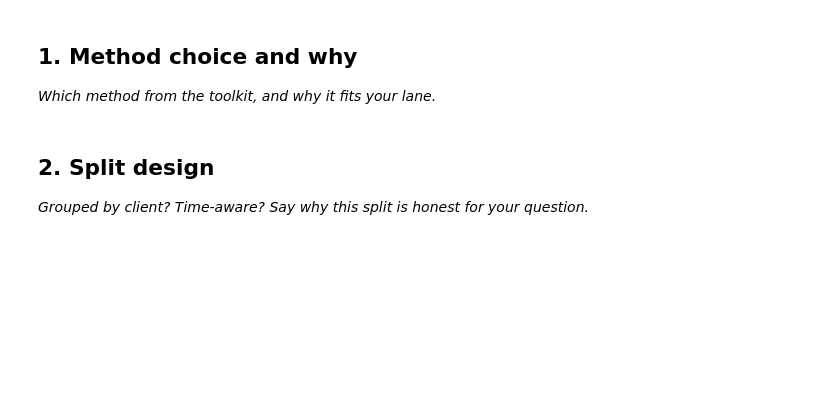
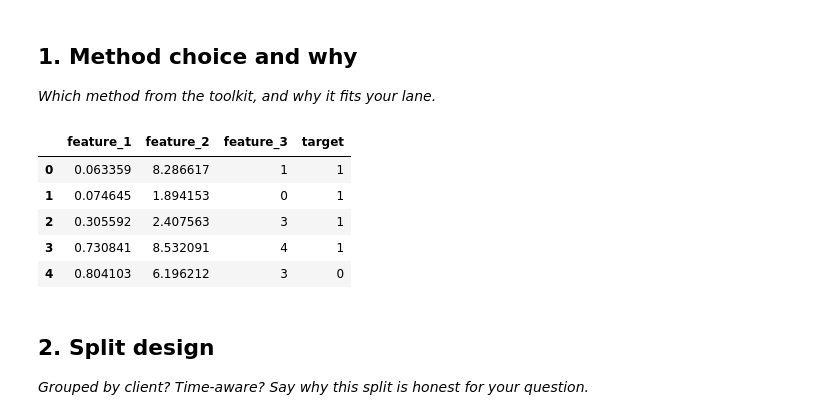
Before and after one commit to RajatBharti11/Rajat, a Jupyter notebook: work/notebooks/w05_model.ipynb, the cells around one changed output. Drawn from its saved outputs; the diff is of its cells as text; code cells hidden in the pictures; blank space fills up the shorter version.

```diff
--- a/work/notebooks/w05_model.ipynb
+++ b/work/notebooks/w05_model.ipynb
@@ -16,3 +13,28 @@ This skeleton is yours to fill. Work the sections **in order** — each one has
+# %%
+import pandas as pd
+import numpy as np
+from sklearn.model_selection import train_test_split
+from sklearn.linear_model import LogisticRegression
+from sklearn.metrics import accuracy_score, precision_score, recall_score, f1_score, roc_auc_score
+
+# Placeholder for data loading - replace with your actual data loading code
+# For demonstration, let's create a dummy dataset
+data = {
+    'feature_1': np.random.rand(100),
+    'feature_2': np.random.rand(100) * 10,
+    'feature_3': np.random.randint(0, 5, 100),
+    'target': np.random.randint(0, 2, 100) # Binary classification target
+}
+df = pd.DataFrame(data)
+
+display(df.head())
+# %% [output]
+|  | feature_1 | feature_2 | feature_3 | target |
+| 0 | 0.063359 | 8.286617 | 1 | 1 |
+| 1 | 0.074645 | 1.894153 | 0 | 1 |
+| 2 | 0.305592 | 2.407563 | 3 | 1 |
+| 3 | 0.730841 | 8.532091 | 4 | 1 |
+| 4 | 0.804103 | 6.196212 | 3 | 0 |
 # %% [markdown]
 ## 2. Split design
 
```
Also changed, not shown: parts of 11 cells of this notebook.
